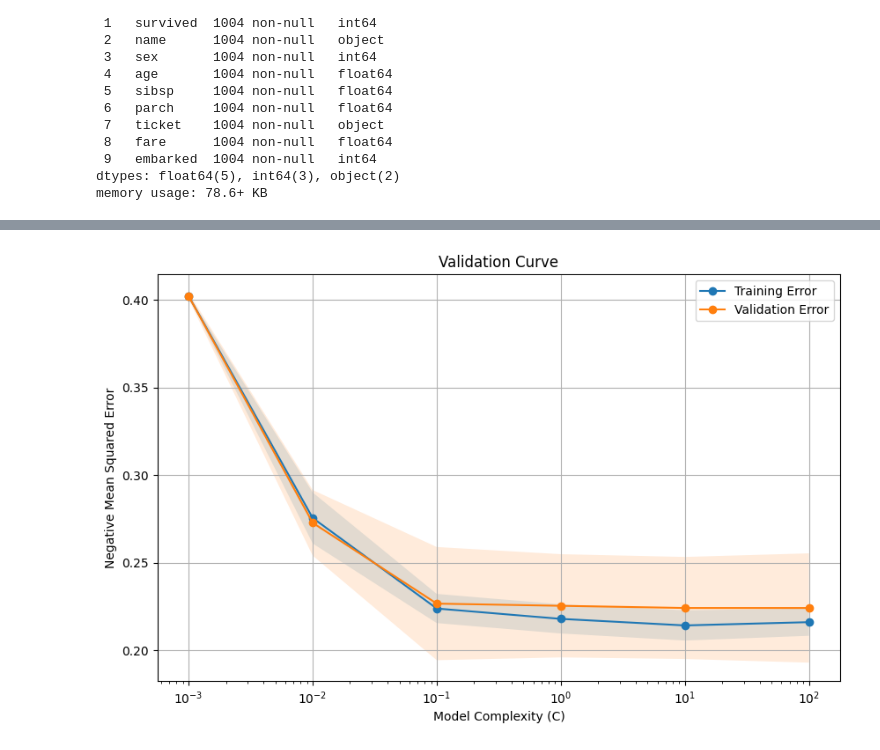
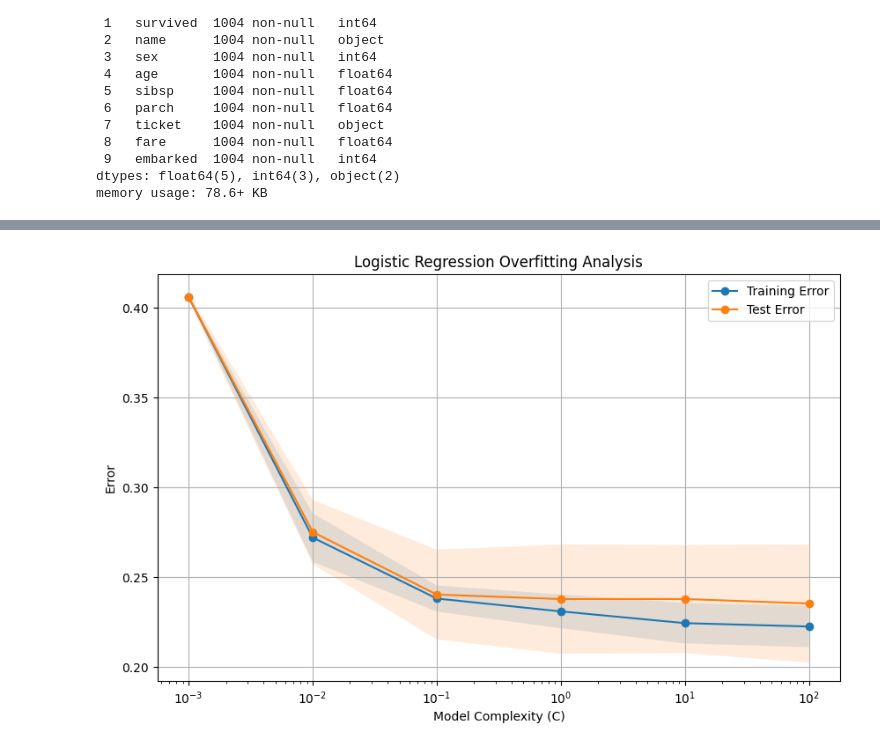
Before and after one commit to yunuxemre/Data-Mining-Example, a Jupyter notebook: TitanikVeriAnaliziV2.ipynb, the cells around one changed output, grey strips where cells are left out. Saved outputs shown, nothing was run; the diff lists cells and outputs as text; code cells hidden in the pictures.

```diff
--- a/TitanikVeriAnaliziV2.ipynb
+++ b/TitanikVeriAnaliziV2.ipynb
@@ -627,51 +814,117 @@ Model Accuracy:  0.8272454672245467
 # %%
-from sklearn.model_selection import validation_curve
+from sklearn.model_selection import train_test_split, validation_curve, cross_val_score, StratifiedKFold
+from sklearn.preprocessing import MinMaxScaler
+from sklearn.linear_model import LogisticRegression
+import numpy as np
+import matplotlib.pyplot as plt
+from sklearn.metrics import accuracy_score, precision_score, recall_score, f1_score, roc_curve, auc, confusion_matrix
 
-# Assuming 'titanic' is your DataFrame containing the data
 
-# Drop non-numeric columns and target variable
+positive_label = 'Positive'
+negative_label = 'Negative'
+
+
 X_unsupervised = titanic.drop(['name', 'ticket', 'survived'], axis=1)
 y = titanic['survived']
 
-# Encode categorical variables if needed (you may need to handle this based on your data)
 
-# Split the data into train and test sets
-X_train, X_test, y_train, y_test = train_test_split(X_unsupervised, y, test_size=0.2, random_state=42)
+X_train, X_test, y_train, y_test = train_test_split(X_unsupervised, y, test_size=0.2, random_state=43)
 
-# Scale the features
+
 scaler = MinMaxScaler()
 X_train_scaled = scaler.fit_transform(X_train)
 X_test_scaled = scaler.transform(X_test)
 
-# Build a logistic regression model
+
 model = LogisticRegression()
 
-# Define the range of values for the hyperparameter (e.g., C, which controls regularization)
 param_range = [0.001, 0.01, 0.1, 1, 10, 100]
 
-# Create validation curve
+
 train_scores, test_scores = validation_curve(
     model, X_train_scaled, y_train, param_name='C', param_range=param_range,
     scoring='neg_mean_squared_error', cv=5
 )
 
-# Calculate mean and standard deviation of training and test scores
+
 train_mean = -np.mean(train_scores, axis=1)
 train_std = np.std(train_scores, axis=1)
 test_mean = -np.mean(test_scores, axis=1)
 test_std = np.std(test_scores, axis=1)
 
-# Plot validation curve
+
+best_param_index = np.argmin(test_mean)
+best_param_value = param_range[best_param_index]
+
+print(f'Best Hyperparameter Value: {best_param_value}')
+
+
+kfold = StratifiedKFold(n_splits=5, shuffle=True, random_state=42)
+
+
+cv_scores = cross_val_score(LogisticRegression(C=best_param_value), X_train_scaled, y_train, cv=kfold, scoring='accuracy')
+
+
+
+model = LogisticRegression(C=best_param_value)
+model.fit(X_train_scaled, y_train)
+
+
+y_pred = model.predict(X_test_scaled)
+
+
+accuracy = accuracy_score(y_test, y_pred)
+
+
+print(f'Model Accuracy: {accuracy * 100:.2f}%')
+
+
+recall = recall_score(y_test, y_pred)
+precision = precision_score(y_test, y_pred)
+f1 = f1_score(y_test, y_pred)
+
+
+print(f'Recall: {recall:.4f}%')
+print(f'Precision: {precision:.4f}%')
+print(f'F-Score: {f1:.4f}%')
+
+
 plt.figure(figsize=(10, 6))
 plt.semilogx(param_range, train_mean, label='Training Error', marker='o')
 plt.fill_between(param_range, train_mean - train_std, train_mean + train_std, alpha=0.15)
-plt.semilogx(param_range, test_mean, label='Validation Error', marker='o')
+plt.semilogx(param_range, test_mean, label='Test Error', marker='o')
 plt.fill_between(param_range, test_mean - test_std, test_mean + test_std, alpha=0.15)
 
-plt.title('Validation Curve')
+plt.title('Logistic Regression Overfitting Analysis')
 plt.xlabel('Model Complexity (C)')
-plt.ylabel('Negative Mean Squared Error')
+plt.ylabel('Error')
 plt.legend(loc='best')
 plt.grid(True)
 plt.show()
+
+
+y_pred_proba = model.predict_proba(X_test_scaled)[:, 1]
+fpr, tpr, thresholds = roc_curve(y_test, y_pred_proba)
+roc_auc = auc(fpr, tpr)
+
+plt.figure(figsize=(8, 8))
+plt.plot(fpr, tpr, color='darkorange', lw=2, label='ROC curve (area = {:.2f})'.format(roc_auc))
+plt.plot([0, 1], [0, 1], color='navy', lw=2, linestyle='--')
+plt.xlabel('False Positive Rate')
+plt.ylabel('True Positive Rate')
+plt.title('ROC Curve')
+plt.legend(loc="lower right")
+plt.grid(True)
+plt.show()
+
+
+conf_matrix = confusion_matrix(y_test, y_pred)
+conf_matrix_df = pd.DataFrame(conf_matrix, index=[negative_label, positive_label], columns=[negative_label, positive_label])
+
+plt.figure(figsize=(6, 6))
+sns.heatmap(conf_matrix_df, annot=True, fmt='d', cmap='Blues', cbar=False)
+plt.xlabel('Predicted')
+plt.ylabel('Actual')
+plt.title('Confusion Matrix')
+plt.show()
 # %% [output]
@@ -678 +936 @@ plt.show()
-[figure, old version]
+[figure, new version]
```
Also changed, not shown: parts of 22 cells of this notebook.
